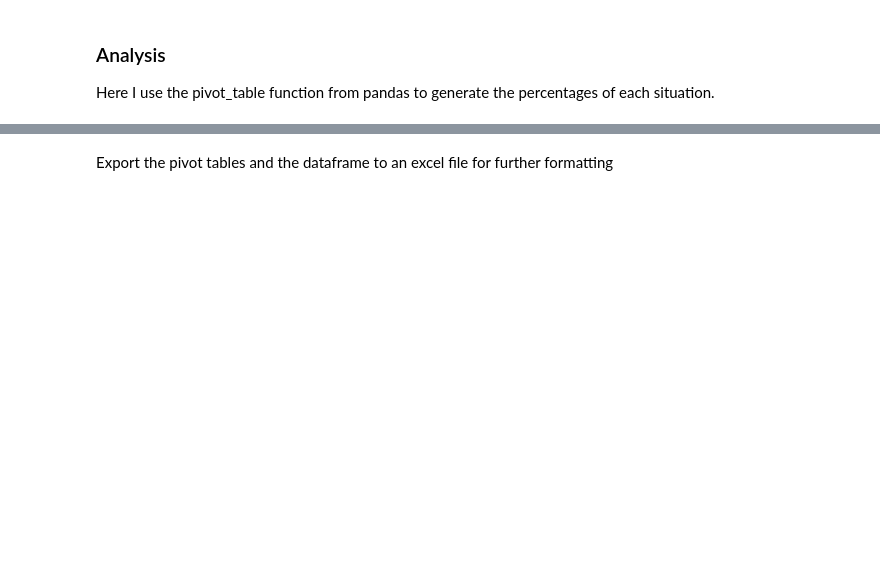
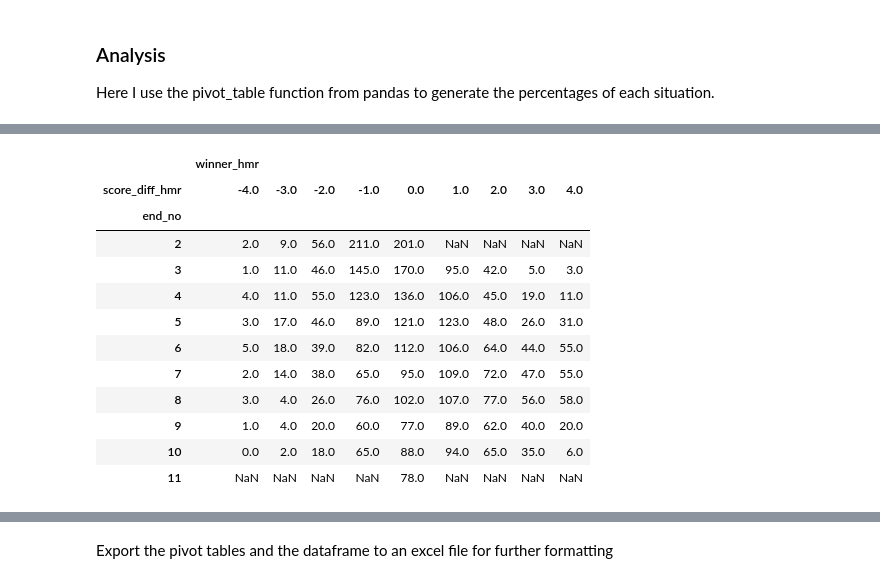
Before and after one commit to LigeLiu/Curling-Analytics, a Jupyter notebook: Curling_Analytics-Scoreboard Management.ipynb, the cells around one changed output, grey strips where cells are left out. Cells and saved outputs as stored; diff of their text form; code cells hidden in the pictures; blank space fills up the shorter version.

```diff
--- a/Curling_Analytics-Scoreboard Management.ipynb
+++ b/Curling_Analytics-Scoreboard Management.ipynb
@@ -339,0 +340,17 @@ pt_fs
+# %%
+pt_hmr_sum = pd.pivot_table(df, index=['end_no'], columns=['score_diff_hmr'], values=['winner_hmr'], aggfunc=np.sum)
+pt_hmr_sum
+# %% [output]
+|  | winner_hmr |  |  |  |  |  |  |  |  |
+| score_diff_hmr | -4.0 | -3.0 | -2.0 | -1.0 | 0.0 | 1.0 | 2.0 | 3.0 | 4.0 |
+| end_no |  |  |  |  |  |  |  |  |  |
+| 2 | 2.0 | 9.0 | 56.0 | 211.0 | 201.0 | NaN | NaN | NaN | NaN |
+| 3 | 1.0 | 11.0 | 46.0 | 145.0 | 170.0 | 95.0 | 42.0 | 5.0 | 3.0 |
+| 4 | 4.0 | 11.0 | 55.0 | 123.0 | 136.0 | 106.0 | 45.0 | 19.0 | 11.0 |
+| 5 | 3.0 | 17.0 | 46.0 | 89.0 | 121.0 | 123.0 | 48.0 | 26.0 | 31.0 |
+| 6 | 5.0 | 18.0 | 39.0 | 82.0 | 112.0 | 106.0 | 64.0 | 44.0 | 55.0 |
+| 7 | 2.0 | 14.0 | 38.0 | 65.0 | 95.0 | 109.0 | 72.0 | 47.0 | 55.0 |
+| 8 | 3.0 | 4.0 | 26.0 | 76.0 | 102.0 | 107.0 | 77.0 | 56.0 | 58.0 |
+| 9 | 1.0 | 4.0 | 20.0 | 60.0 | 77.0 | 89.0 | 62.0 | 40.0 | 20.0 |
+| 10 | 0.0 | 2.0 | 18.0 | 65.0 | 88.0 | 94.0 | 65.0 | 35.0 | 6.0 |
+| 11 | NaN | NaN | NaN | NaN | 78.0 | NaN | NaN | NaN | NaN |
```
Also changed, not shown: parts of 25 cells of this notebook, 1 other file.
